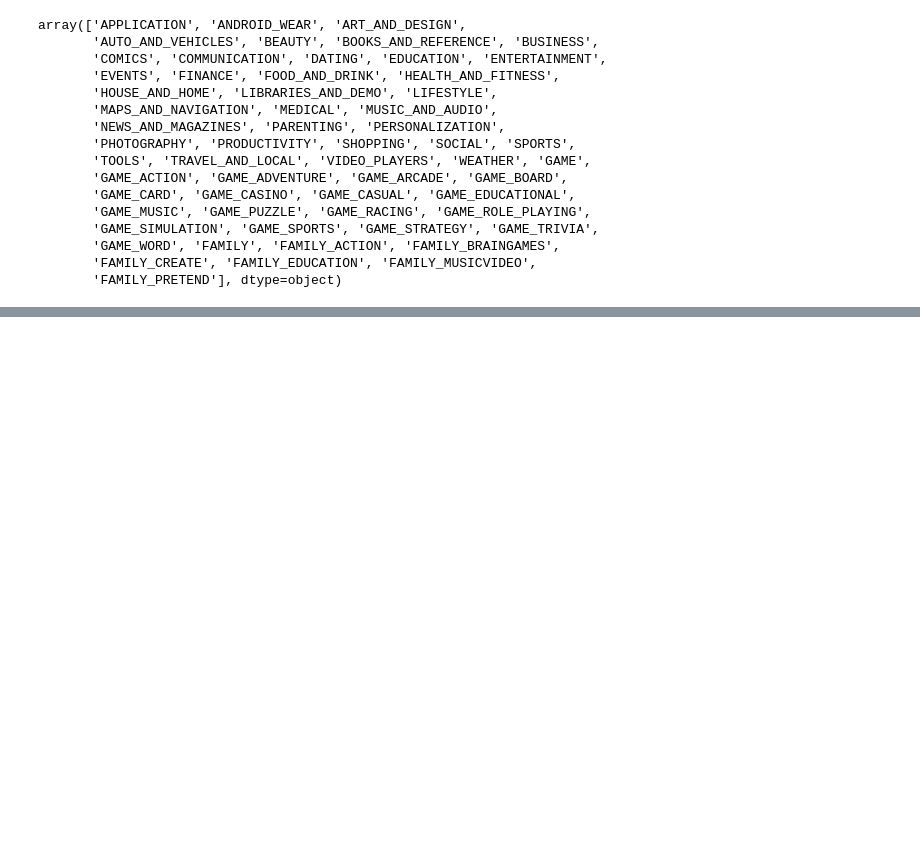
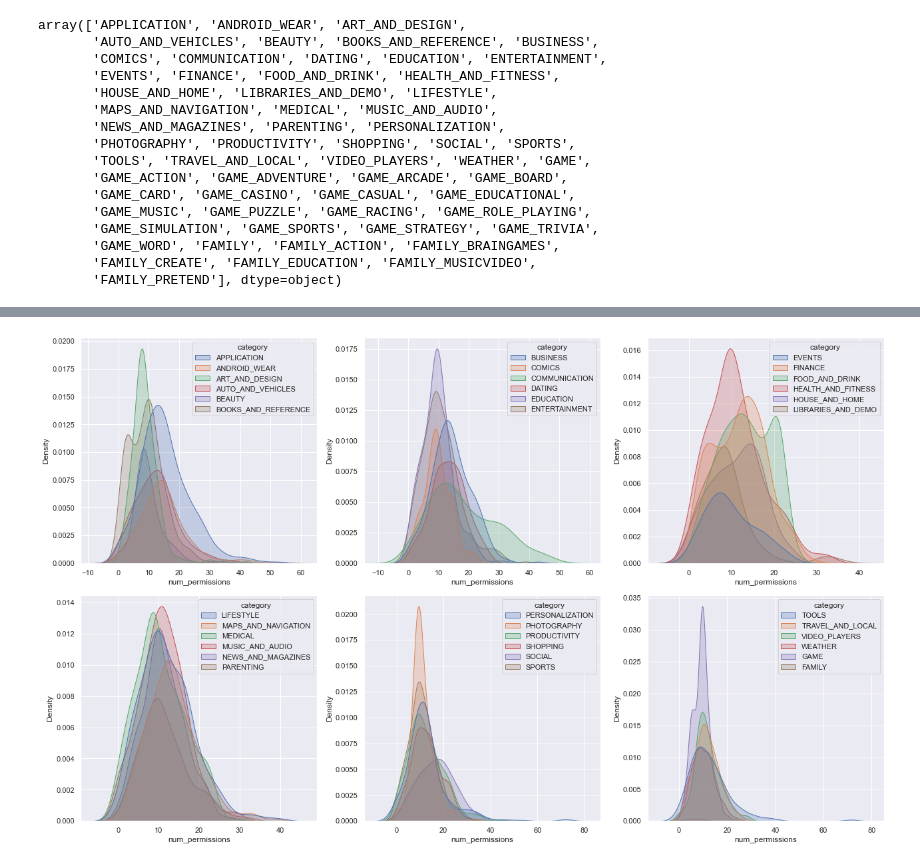
Before and after one commit to fdac20/AppPermissions, a Jupyter notebook: src/data_analyzer.ipynb, the cells around one changed output, grey strips where cells are left out. Cells and saved outputs as stored; diff of their text form; code cells hidden in the pictures; blank space fills up the shorter version.

```diff
--- a/src/data_analyzer.ipynb
+++ b/src/data_analyzer.ipynb
@@ -91,0 +128,10 @@ array(['APPLICATION', 'ANDROID_WEAR', 'ART_AND_DESIGN',
+# %%
+df = df.copy()
+for idx, row in df.iterrows():
+    d = ast.literal_eval(row['permissions'])
+    num = 0
+    for key, value in d.items():
+        for item in value:
+            num += 1
+    #row['num_permissions'] = count
+    df.loc[idx, "num_permissions"] = int(num)
@@ -91,0 +154,29 @@ array(['APPLICATION', 'ANDROID_WEAR', 'ART_AND_DESIGN',
+# %%
+first_cats = ['APPLICATION', 'ANDROID_WEAR', 'ART_AND_DESIGN','AUTO_AND_VEHICLES', 'BEAUTY', 'BOOKS_AND_REFERENCE']
+second_cats = ['BUSINESS', 'COMICS', 'COMMUNICATION', 'DATING', 'EDUCATION', 'ENTERTAINMENT']
+third_cats = ['EVENTS', 'FINANCE', 'FOOD_AND_DRINK', 'HEALTH_AND_FITNESS', 'HOUSE_AND_HOME', 'LIBRARIES_AND_DEMO']
+fourth_cats = ['LIFESTYLE', 'MAPS_AND_NAVIGATION', 'MEDICAL', 'MUSIC_AND_AUDIO','NEWS_AND_MAGAZINES', 'PARENTING']
+fifth_cats = ['PERSONALIZATION','PHOTOGRAPHY', 'PRODUCTIVITY', 'SHOPPING', 'SOCIAL', 'SPORTS']
+sixth_cats = ['TOOLS', 'TRAVEL_AND_LOCAL', 'VIDEO_PLAYERS', 'WEATHER', 'GAME', 'FAMILY']
+
+first_subdf = df[df['category'].isin(first_cats)]
+second_subdf = df[df['category'].isin(second_cats)]
+third_subdf = df[df['category'].isin(third_cats)]
+fourth_subdf = df[df['category'].isin(fourth_cats)]
+fifth_subdf = df[df['category'].isin(fifth_cats)]
+sixth_subdf = df[df['category'].isin(sixth_cats)]
+
+fig, axs = plt.subplots(nrows=2, ncols=3)
+fig.tight_layout()
+fig.subplots_adjust(wspace=.2)
+fig.set_figheight(11)
+fig.set_figwidth(18)
+
+plot = sns.kdeplot(data=first_subdf, x="num_permissions", hue="category", fill="true", ax=axs[0][0])
+plot = sns.kdeplot(data=second_subdf, x="num_permissions", hue="category", fill="true", ax=axs[0][1])
+plot = sns.kdeplot(data=third_subdf, x="num_permissions", hue="category", fill="true", ax=axs[0][2])
+plot = sns.kdeplot(data=fourth_subdf, x="num_permissions", hue="category", fill="true", ax=axs[1][0])
+plot = sns.kdeplot(data=fifth_subdf, x="num_permissions", hue="category", fill="true", ax=axs[1][1])
+plot = sns.kdeplot(data=sixth_subdf, x="num_permissions", hue="category", fill="true", ax=axs[1][2])
+# %% [output]
+[figure, added]
```
Also changed, not shown: parts of 5 cells of this notebook.
